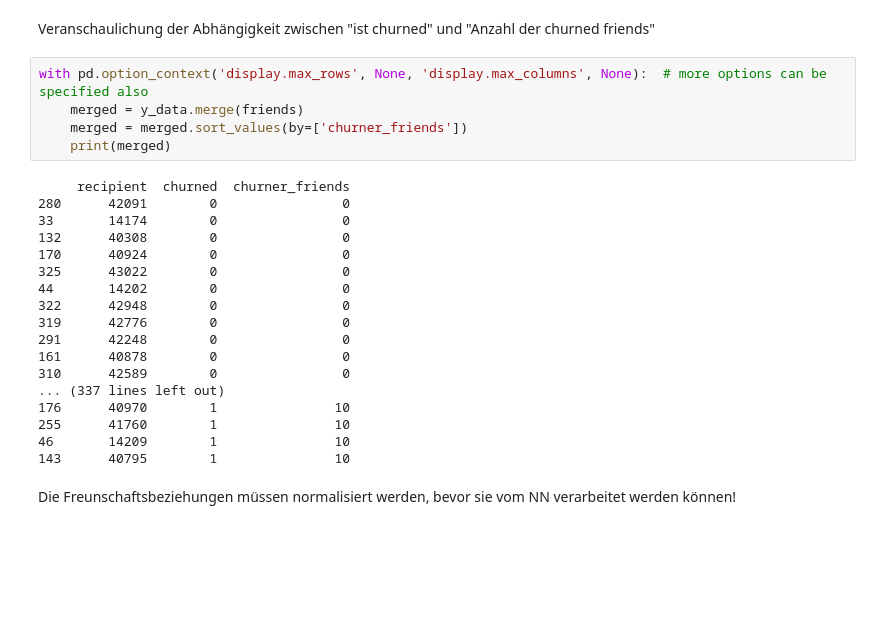
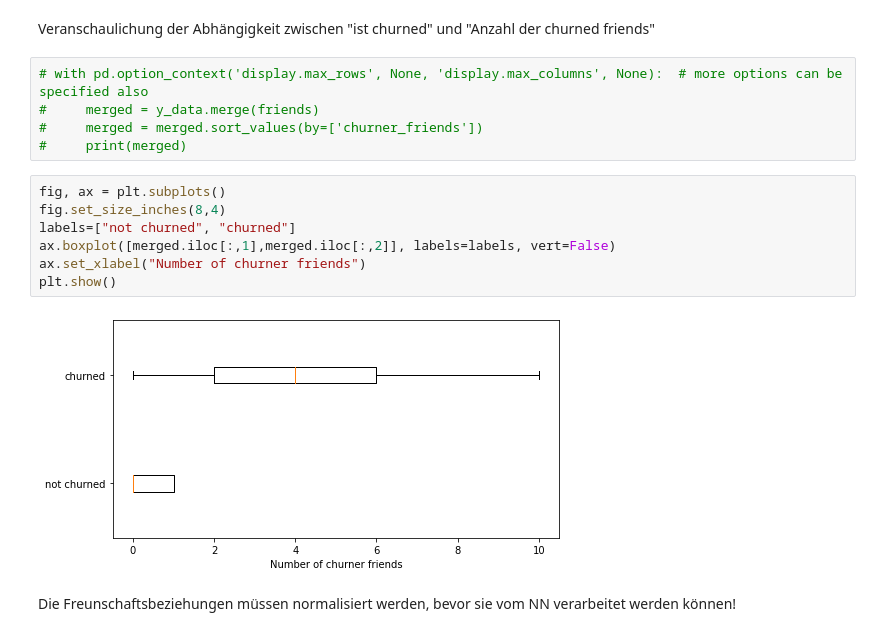
Before and after one commit to robenimmersatt/ml_workshop_uni, a Jupyter notebook: churn_classification_with_friends.ipynb, the cells around one changed output. Saved outputs shown, nothing was run; the diff lists cells and outputs as text; blank space fills up the shorter version.

Commit message:
added plots and shit

```diff
--- a/churn_classification_with_friends.ipynb
+++ b/churn_classification_with_friends.ipynb
@@ -135,28 +170,19 @@ friends.head(5)
 # %% [markdown]
 Veranschaulichung der Abhängigkeit zwischen "ist churned" und "Anzahl der churned friends"
 # %%
-with pd.option_context('display.max_rows', None, 'display.max_columns', None):  # more options can be specified also
-    merged = y_data.merge(friends)
-    merged = merged.sort_values(by=['churner_friends'])
-    print(merged)
+# with pd.option_context('display.max_rows', None, 'display.max_columns', None):  # more options can be specified also
+#     merged = y_data.merge(friends)
+#     merged = merged.sort_values(by=['churner_friends'])
+#     print(merged)
-# %% [output]
-     recipient  churned  churner_friends
-280      42091        0                0
-33       14174        0                0
-132      40308        0                0
-170      40924        0                0
-325      43022        0                0
-44       14202        0                0
-322      42948        0                0
-319      42776        0                0
-291      42248        0                0
-161      40878        0                0
-310      42589        0                0
-... (337 lines left out)
-176      40970        1               10
-255      41760        1               10
-46       14209        1               10
-143      40795        1               10
+# %%
+fig, ax = plt.subplots()
+fig.set_size_inches(8,4)
+labels=["not churned", "churned"]
+ax.boxplot([merged.iloc[:,1],merged.iloc[:,2]], labels=labels, vert=False)
+ax.set_xlabel("Number of churner friends")
+plt.show()
+# %% [output]
+[figure, added]
 # %% [markdown]
 Die Freunschaftsbeziehungen müssen normalisiert werden, bevor sie vom NN verarbeitet werden können!
 # %%
```
Also changed, not shown: parts of 18 cells of this notebook, 1 other file.
